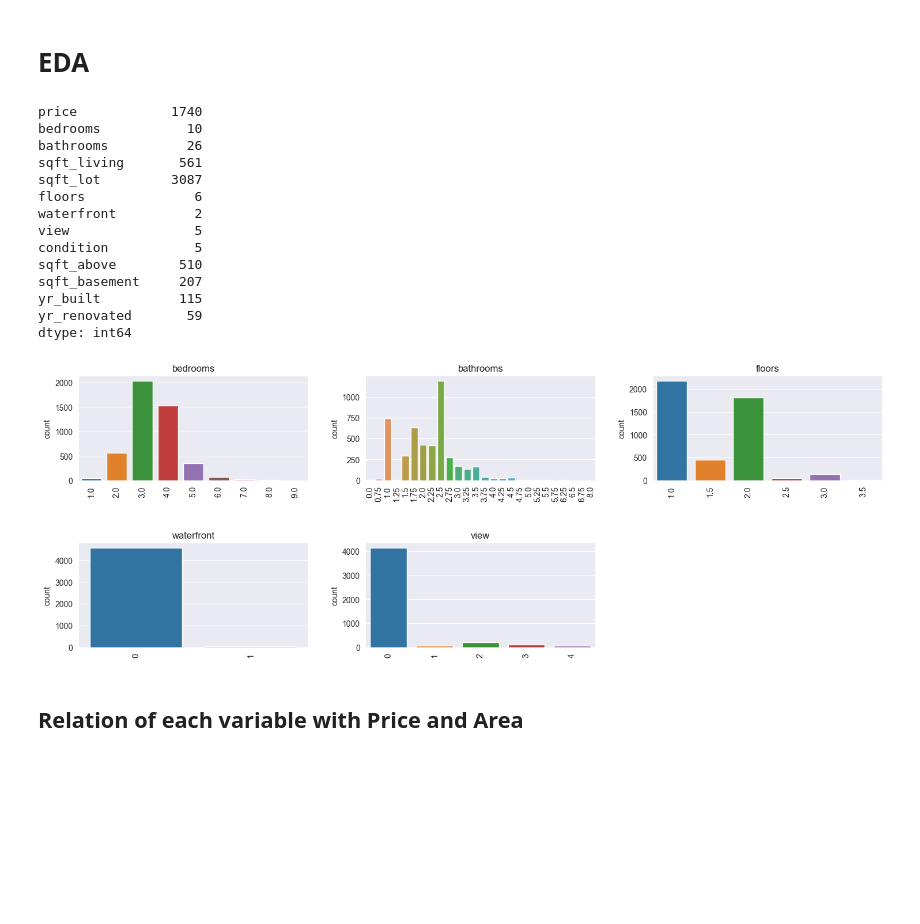
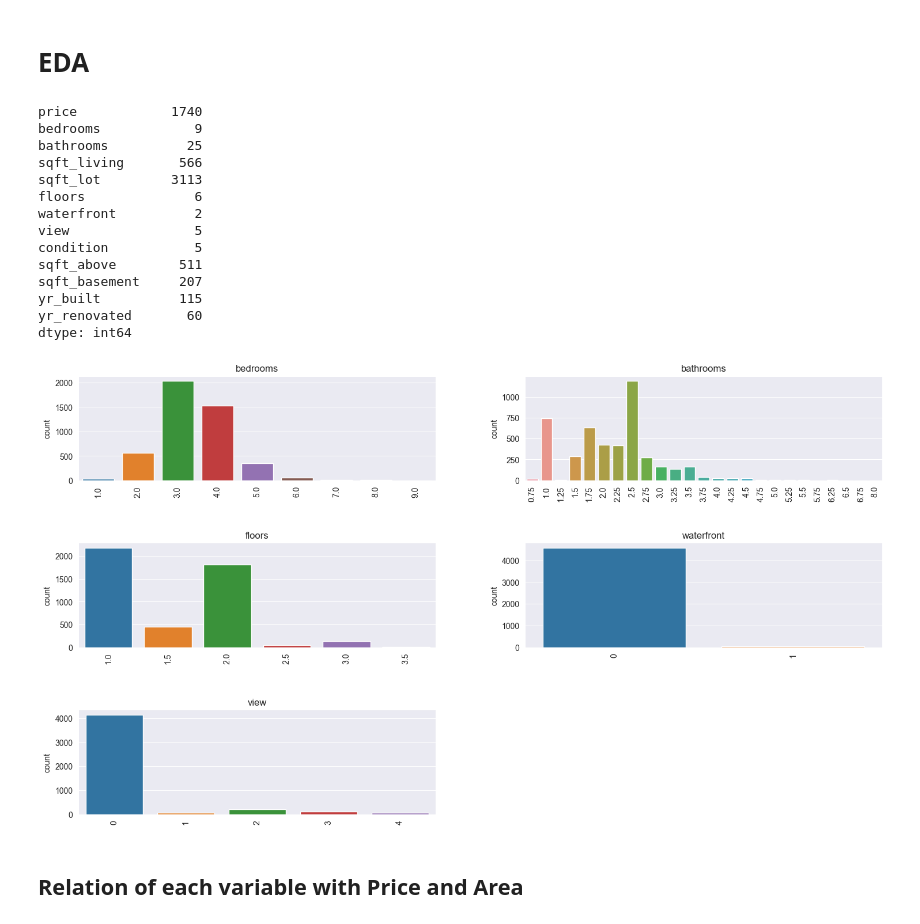
Before and after one commit to keithkamson/house-prediction-ML, a Jupyter notebook: house_price_prediction.ipynb, the cells around one changed output. Saved outputs shown, nothing was run; the diff lists cells and outputs as text; code cells hidden in the pictures; blank space fills up the shorter version.

```diff
--- a/house_price_prediction.ipynb
+++ b/house_price_prediction.ipynb
@@ -120,6 +121,6 @@ dtype: int64
 # %%
 train_path.drop(['date'],axis=1,inplace=True)
 train_path.drop(['street'],axis=1,inplace=True)
-train_path.drop(['city'],axis=1,inplace=True)
+#train_path.drop(['city'],axis=1,inplace=True)
 train_path.drop(['statezip'],axis=1,inplace=True)
 train_path.drop(['country'],axis=1,inplace=True)
@@ -216,34 +243,34 @@ dtype: int64
 train_path.nunique(axis=0)
 # %% [output]
 price            1740
-bedrooms           10
-bathrooms          26
-sqft_living       561
-sqft_lot         3087
+bedrooms            9
+bathrooms          25
+sqft_living       566
+sqft_lot         3113
 floors              6
 waterfront          2
 view                5
 condition           5
-sqft_above        510
+sqft_above        511
 sqft_basement     207
 yr_built          115
-yr_renovated       59
+yr_renovated       60
 dtype: int64
 # %%
 plt.figure(figsize=(18,40))
 
 count = ['bedrooms','bathrooms','floors','waterfront','view']
 index = 1
 
 for col in count:
     y = train_path[col].value_counts()
-    plt.subplot(11,3,index)
+    plt.subplot(11,2,index)
     plt.xticks(rotation=90)
     plt.subplots_adjust(hspace = 0.6,wspace=0.25)
     sns.barplot(x=list(y.index), y=y).set_title(col)
     index +=1
 # %% [output]
-[figure, old version]
+[figure, new version]
 # %% [markdown]
 ## Relation of each variable with Price and Area
 # %% [markdown]
```
Also changed, not shown: parts of 30 cells of this notebook.
